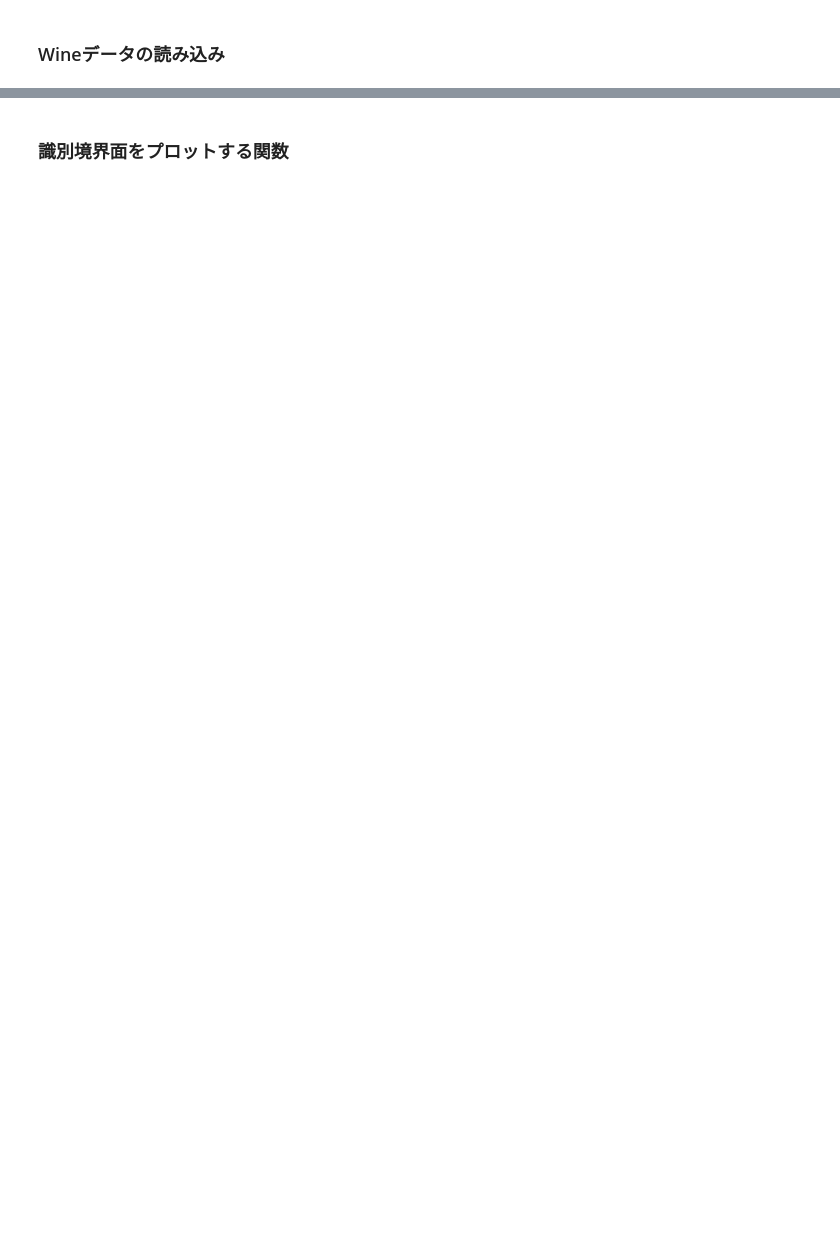
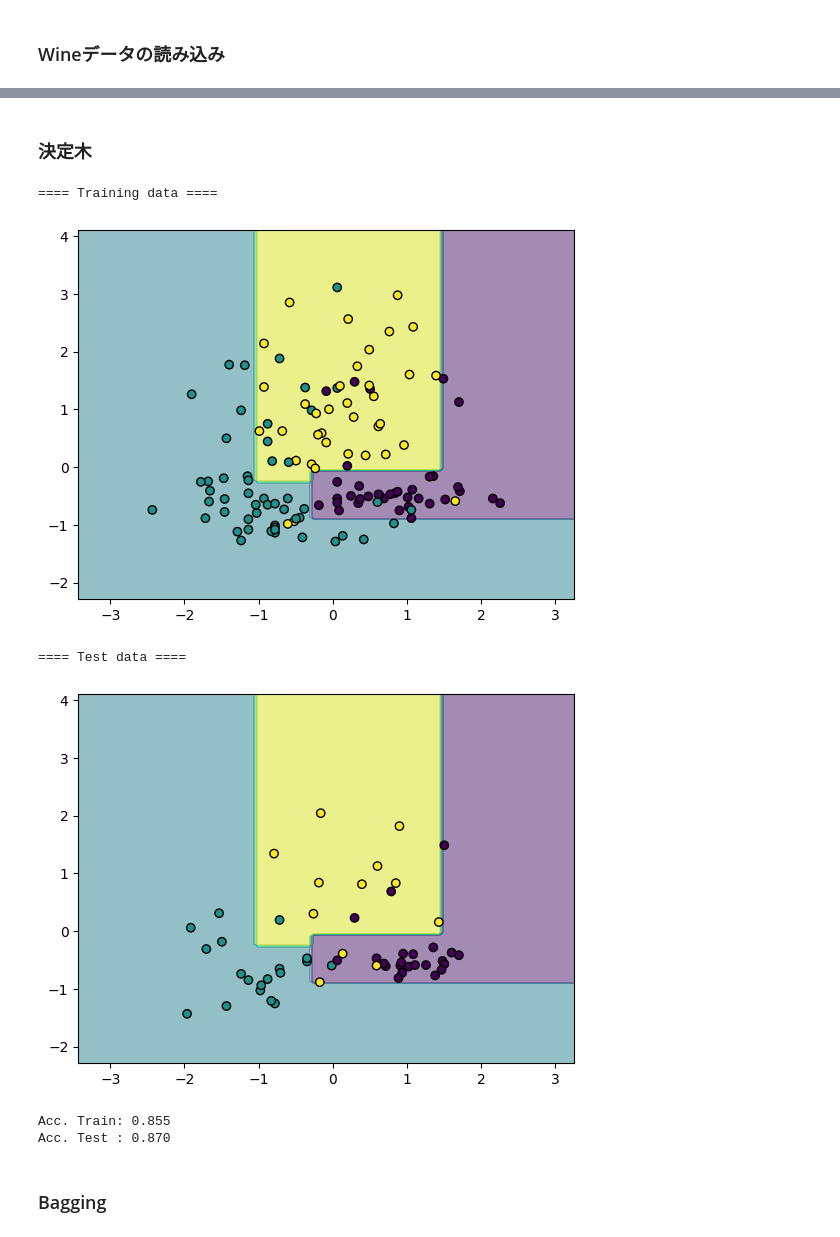
Before and after one commit to f-ken351/CDS2025, a Jupyter notebook: ex8.ipynb, the cells around one changed output, grey strips where cells are left out. Saved outputs shown, nothing was run; the diff lists cells and outputs as text; code cells hidden in the pictures; blank space fills up the shorter version.

```diff
--- a/ex8.ipynb
+++ b/ex8.ipynb
@@ -51,7 +52,6 @@ X = scale(wine.data[:, [d1, d2]])
 y = wine.target
 # %%
 # 学習データ70%，テストデータ30%に分割
-X_train, X_test, y_train, y_test = train_test_split(X, y, test_size = 0.3,
-                                                    random_state = 1)
+X_train, X_test, y_train, y_test = train_test_split(X, y, test_size = 0.3, random_state = 1)
 # %% [markdown]
-### 識別境界面をプロットする関数
+### 決定木
@@ -102,0 +58,23 @@ def plot_subfigure(Z1, classifer_name):
+# %%
+# DecisionTreeClassifierのインスタンスとして変数treeを作成
+tree = DecisionTreeClassifier(criterion='entropy',
+                              max_depth=3,
+                              random_state=1)
+
+# 学習データに適合
+tree.fit(X_train, y_train)
+
+# 識別境界面の描画
+[YOUR CODE HERE]
+
+# Accuracyの算出
+[YOUR CODE HERE]
+# %% [output]
+==== Training data ====
+[figure, added]
+==== Test data ====
+[figure, added]
+Acc. Train: 0.855
+Acc. Test : 0.870
+# %% [markdown]
+### Bagging
```
Also changed, not shown: parts of 19 cells of this notebook.
